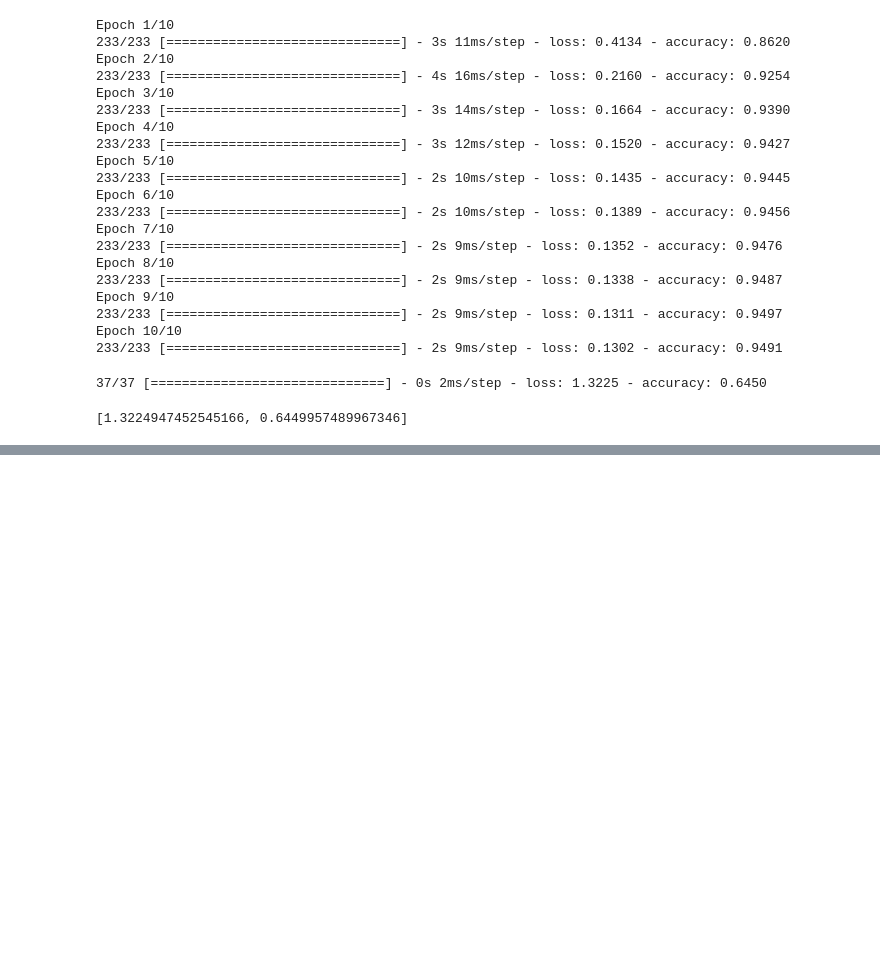
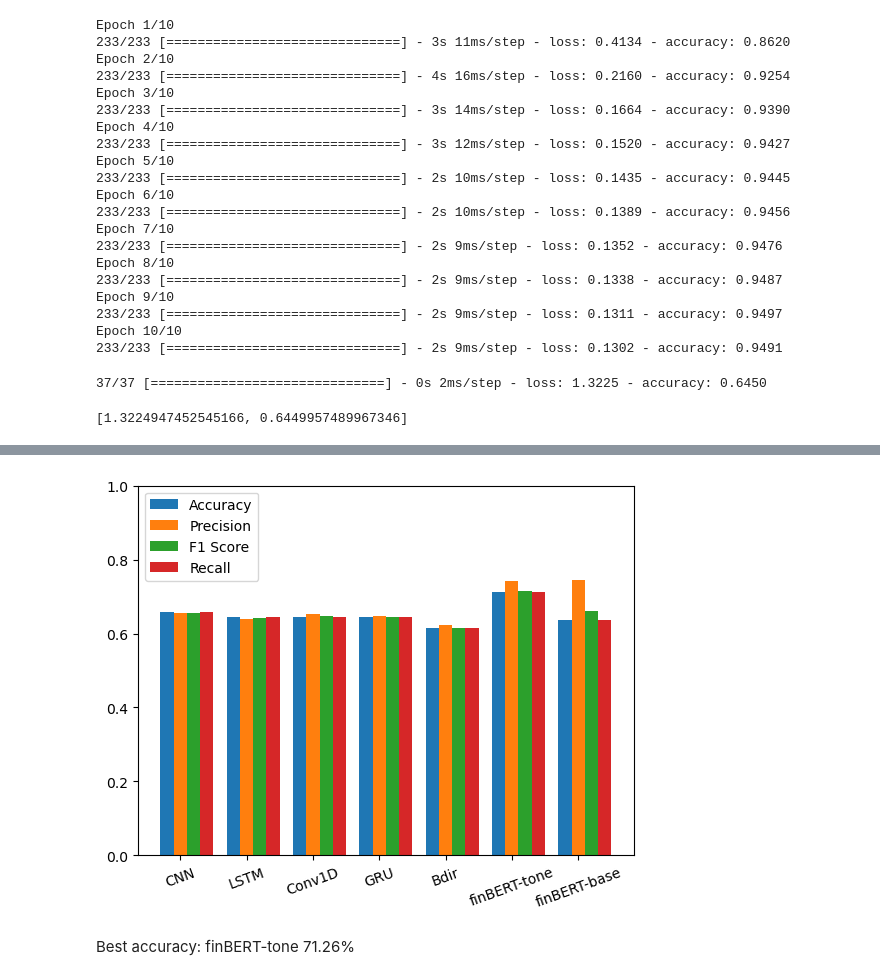
Before and after one commit to marci-nemeth/ML-Notebooks, a Jupyter notebook: 3-NLP/FinancialNewsNLP.ipynb, the cells around one changed output, grey strips where cells are left out. Saved outputs shown, nothing was run; the diff lists cells and outputs as text; code cells hidden in the pictures; blank space fills up the shorter version.

```diff
--- a/3-NLP/FinancialNewsNLP.ipynb
+++ b/3-NLP/FinancialNewsNLP.ipynb
@@ -539,0 +427,14 @@ TypeError: in user code:
+# %%
+nlp = pipeline("sentiment-analysis", model=finbert, tokenizer=tokenizer)
+results = nlp(X_test.tolist())
+# %%
+y_pred_finbert_base =[]
+for result in results:
+    if result["label"] =="negative":
+        y_pred_finbert_base.append(0)
+    elif result["label"] =="neutral":
+        y_pred_finbert_base.append(1)
+    else:
+        y_pred_finbert_base.append(2)
+# %%
+finbert_base_acc = get_scores(y_pred_finbert_base,y_test,"finBERT")
@@ -539,0 +443,6 @@ TypeError: in user code:
+# %%
+y_pred_cnn = model_1.predict(X_test)
+y_pred_lstm = lstm_model.predict(X_test)
+y_pred_conv1d = conv1d_model.predict(X_test)
+y_pred_gru = gru_model.predict(X_test)
+y_pred_bdir = bdir_model.predict(X_test)
@@ -539,0 +455,47 @@ TypeError: in user code:
+# %%
+acc_scores = []
+prec_scores = []
+f1_scores = []
+recall_scores = []
+
+for preds in [y_pred_cnn,y_pred_lstm,y_pred_conv1d,y_pred_gru,y_pred_bdir]:
+    y_hat = []
+    for pred in preds:
+        if max(pred) ==pred[0]:
+            y_hat.append(0)
+        elif max(pred) ==pred[1]:
+            y_hat.append(1)
+        else:
+            y_hat.append(2)
+    acc_scores.append(get_scores(y_hat, y_test)["accuracy"])
+    prec_scores.append(get_scores(y_hat, y_test)["precision"])
+    f1_scores.append(get_scores(y_hat, y_test)["f1"])
+    recall_scores.append(get_scores(y_hat, y_test)["recall"])
+
+acc_scores +=[finbert_acc["accuracy"],finbert_base_acc["accuracy"]]
+prec_scores +=[finbert_acc["precision"],finbert_base_acc["precision"]]
+recall_scores +=[finbert_acc["recall"],finbert_base_acc["recall"]]
+f1_scores +=[finbert_acc["f1"],finbert_base_acc["f1"]]
+fig = plt.figure()
+
+barWidth = 0.2
+br1 = np.arange(len(acc_scores))
+br2 = [x + barWidth for x in br1]
+br3 = [x + barWidth for x in br2]
+br4 = [x + barWidth for x in br3]
+
+
+
+plt.bar(br1,acc_scores,width=barWidth,label="Accuracy")
+plt.bar(br2,prec_scores,width=barWidth,label="Precision")
+plt.bar(br3,f1_scores,width=barWidth,label="F1 Score")
+plt.bar(br4,recall_scores,width=barWidth,label="Recall")
+plt.xticks([r + barWidth for r in range(len(acc_scores))],
+        ["CNN","LSTM","Conv1D","GRU","Bdir","finBERT-tone","finBERT-base"],rotation=20)
+plt.ylim(0,1)
+plt.legend()
+plt.show()
+# %% [output]
+[figure, added]
+# %% [markdown]
+Best accuracy: finBERT-tone 71.26%
```
Also changed, not shown: parts of 29 cells of this notebook.
